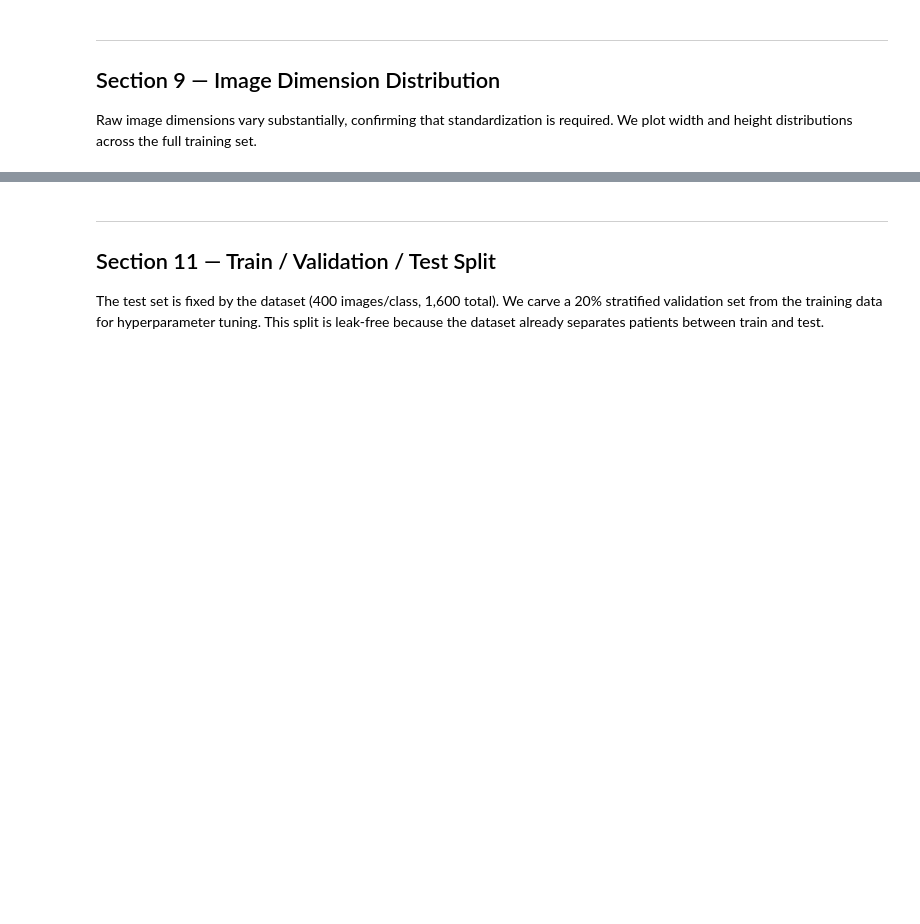
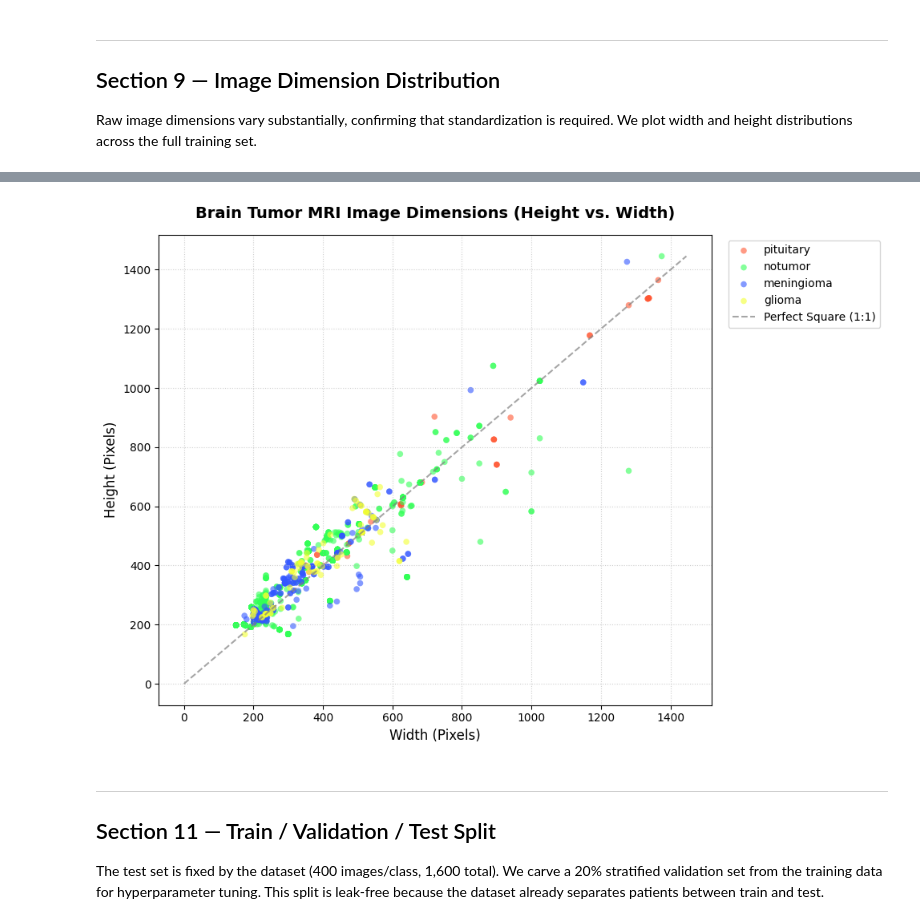
Before and after one commit to inezaodon/tumor-classification, a Jupyter notebook: deliverable2_notebook.ipynb, the cells around one changed output, grey strips where cells are left out. Drawn from its saved outputs; the diff is of its cells as text; code cells hidden in the pictures; blank space fills up the shorter version.

```diff
--- a/deliverable2_notebook.ipynb
+++ b/deliverable2_notebook.ipynb
@@ -304,3 +304,85 @@ print(f"X_test shape  : {X_test.shape}")
+# %%
+# Create empty list containers to temporarily store data
+widths = []
+heights = []
+classes = []
+
+
+
+# Walk through the hidden cache folder to find all of the images and add their features to the arrays above
+for root, dirs, files in os.walk(path):
+    for file in files:
+        # Check if the file is actually an image
+        if file.lower().endswith(('.png', '.jpg', '.jpeg')):
+            # Glue folder path and file name together
+            img_path = os.path.join(root, file)
+
+            # Open the image in grayscale mode (fast)
+            img = cv2.imread(img_path, 0)
+
+            # If the image opened successfully, grab its features
+            if img is not None:
+                h, w = img.shape
+                heights.append(h)
+                widths.append(w)
+
+                # Snatch the name of the folder the image lives in
+                class_name = os.path.basename(root)
+                classes.append(class_name)
+
+
+# Package our lists into a structured spreadsheet of data (rows are each image, columns are width, height, and class)
+df = pd.DataFrame({
+    'Width (X-axis)': widths,
+    'Height (Y-axis)': heights,
+    'Class': classes
+})
+
+# Initialize a blank canvas size 10x7 inches
+plt.figure(figsize=(10, 7))
+
+# Get a unique list of tumor types found in our dataframe
+unique_classes = df['Class'].unique()
+
+# Define 4 distinct hex-code colors for our 4 classes
+colors = ['#FF5733', '#33FF57', '#3357FF', '#F3FF33']
+
+# Loop through each of the 4 tumor classes and plot them layer by layer
+for i, class_name in enumerate(unique_classes):
+    # Filter the spreadsheet: Keep ONLY rows belonging to the current class loop
+    class_data = df[df['Class'] == class_name]
+
+    # Draw the scattered dots for this specific class
+    plt.scatter(
+        x=class_data['Width (X-axis)'],
+        y=class_data['Height (Y-axis)'],
+        label=class_name,
+        alpha=0.6,
+        edgecolors='none',
+        s=30,
+        color=colors[i]
+    )
+
+# Draw a 1:1 ratio diagonal line to spot perfectly square images
+max_dim = max(max(widths), max(heights))
+plt.plot([0, max_dim], [0, max_dim], color='gray', linestyle='--', alpha=0.7, label='Perfect Square (1:1)')
+
+#display now
+plt.title('Brain Tumor MRI Image Dimensions (Height vs. Width)', fontsize=14, fontweight='bold', pad=15)
+plt.xlabel('Width (Pixels)', fontsize=12)
+plt.ylabel('Height (Pixels)', fontsize=12)
+plt.grid(True, linestyle=':', alpha=0.6)
+
+# Position the legend on the right side outside of the main chart area
+plt.legend(loc='upper left', bbox_to_anchor=(1.02, 1))
+
+# Adjust layout automatically so nothing gets clipped or cut off
+plt.tight_layout()
+
+# Render the window to the screen
+plt.show()
+# %% [output]
+[figure, added]
 # %% [markdown]
 ---
 ## Section 11 — Train / Validation / Test Split
```
Also changed, not shown: parts of 20 cells of this notebook.
